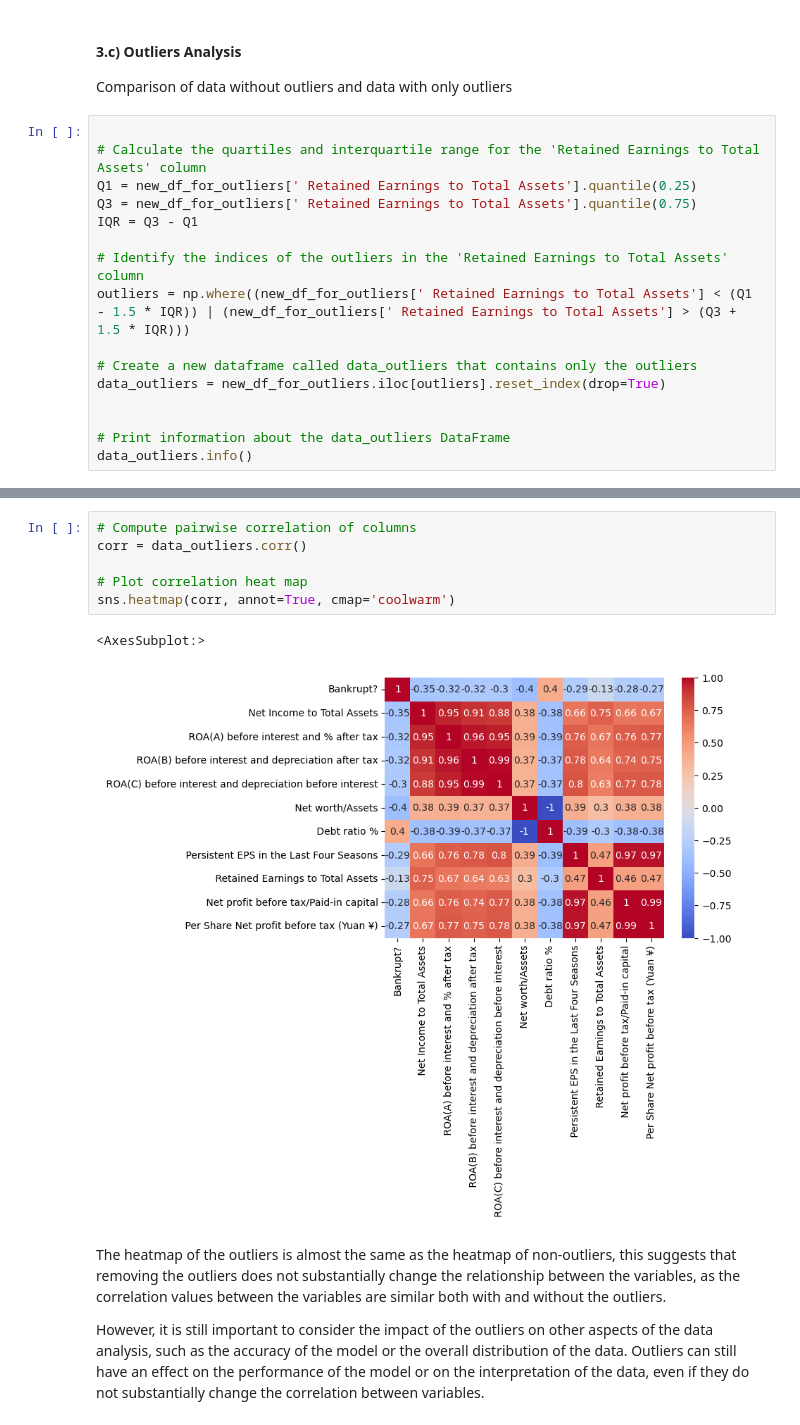
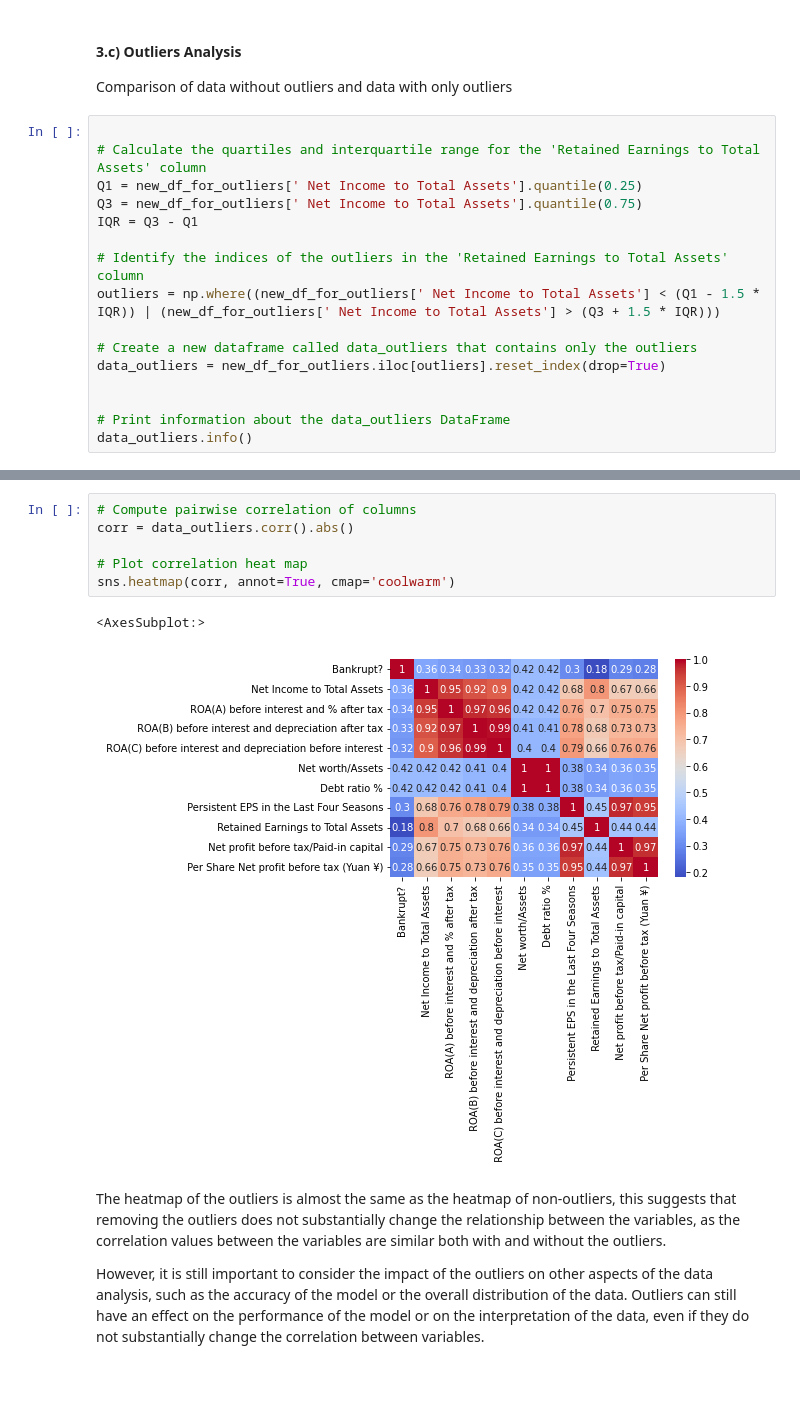
Before and after one commit to paaniwater/DSAI-Project, a Jupyter notebook: data_visualisations.ipynb, the cells around one changed output, grey strips where cells are left out. Saved outputs shown, nothing was run; the diff lists cells and outputs as text; blank space fills up the shorter version.

```diff
--- a/data_visualisations.ipynb
+++ b/data_visualisations.ipynb
@@ -344,12 +338,12 @@ Comparison of data without outliers and data with only outliers
 # %%
 
 # Calculate the quartiles and interquartile range for the 'Retained Earnings to Total Assets' column
-Q1 = new_df_for_outliers[' Retained Earnings to Total Assets'].quantile(0.25)
-Q3 = new_df_for_outliers[' Retained Earnings to Total Assets'].quantile(0.75)
+Q1 = new_df_for_outliers[' Net Income to Total Assets'].quantile(0.25)
+Q3 = new_df_for_outliers[' Net Income to Total Assets'].quantile(0.75)
 IQR = Q3 - Q1
 
 # Identify the indices of the outliers in the 'Retained Earnings to Total Assets' column
-outliers = np.where((new_df_for_outliers[' Retained Earnings to Total Assets'] < (Q1 - 1.5 * IQR)) | (new_df_for_outliers[' Retained Earnings to Total Assets'] > (Q3 + 1.5 * IQR)))
+outliers = np.where((new_df_for_outliers[' Net Income to Total Assets'] < (Q1 - 1.5 * IQR)) | (new_df_for_outliers[' Net Income to Total Assets'] > (Q3 + 1.5 * IQR)))
 
 # Create a new dataframe called data_outliers that contains only the outliers
 data_outliers = new_df_for_outliers.iloc[outliers].reset_index(drop=True)
@@ -379,12 +373,12 @@ memory usage: 54.5 KB
 # %%
 # Compute pairwise correlation of columns
-corr = data_outliers.corr()
+corr = data_outliers.corr().abs()
 
 # Plot correlation heat map
 sns.heatmap(corr, annot=True, cmap='coolwarm')
 # %% [output]
 <AxesSubplot:>
-[figure, old version]
+[figure, new version]
 # %% [markdown]
 The heatmap of the outliers is almost the same as the heatmap of non-outliers, this suggests that removing the outliers does not substantially change the relationship between the variables, as the correlation values between the variables are similar both with and without the outliers.
 
```
Also changed, not shown: parts of 16 cells of this notebook.
